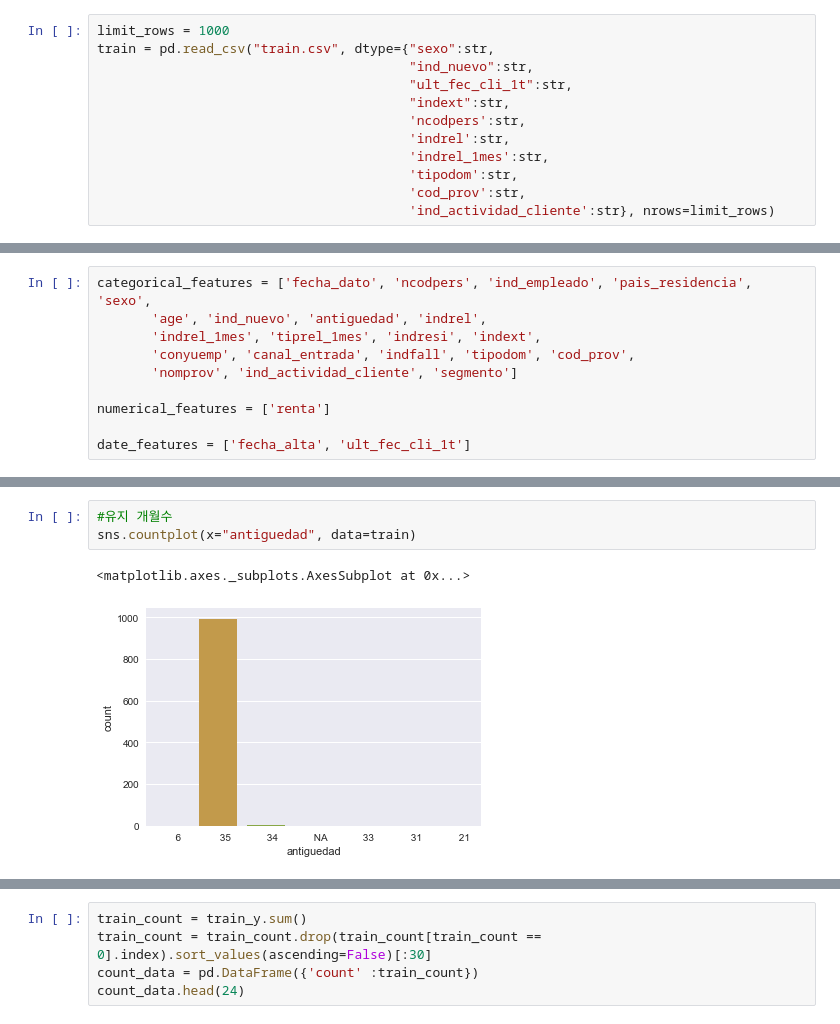
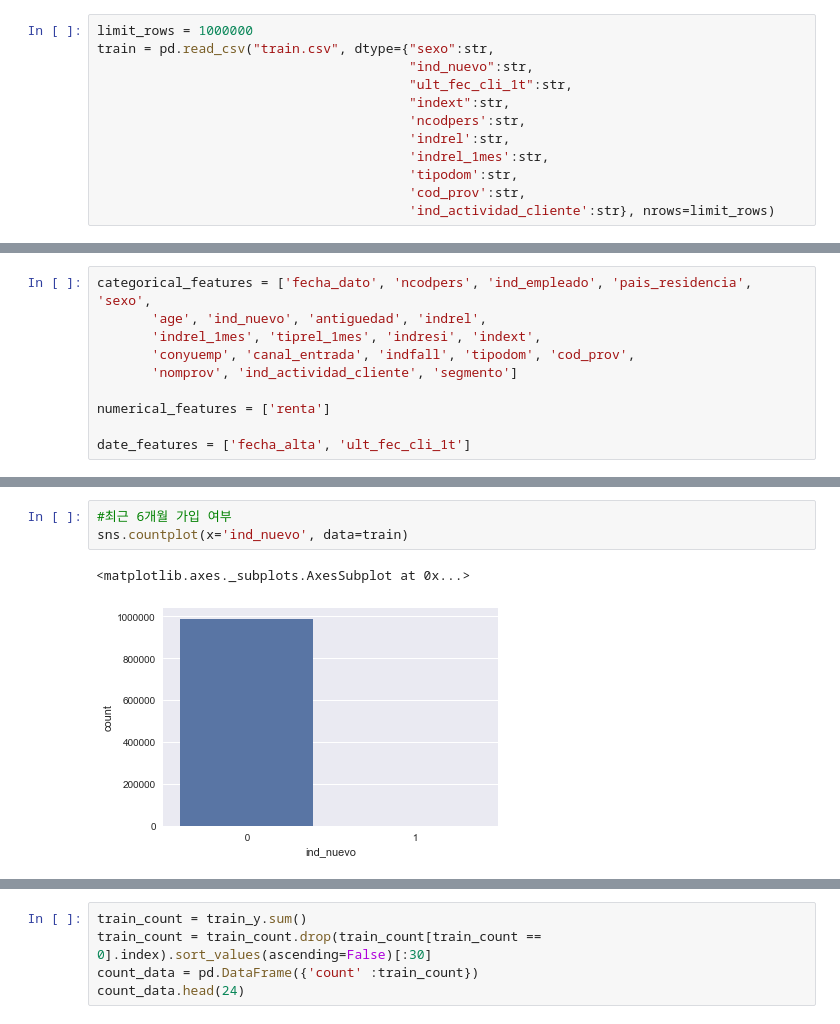
Before and after one commit to byaracho/Kaggle_Project, a Jupyter notebook: Santander_Product_Recommendation/EDA_ver.1_byaracho.ipynb, the cells around one changed output, grey strips where cells are left out. Drawn from its saved outputs; the diff is of its cells as text.

```diff
--- a/Santander_Product_Recommendation/EDA_ver.1_byaracho.ipynb
+++ b/Santander_Product_Recommendation/EDA_ver.1_byaracho.ipynb
@@ -54,7 +54,7 @@ train.describe()
 | max | 1.553689e+06 | 1.000000e+00 | 9.900000e+01 | 1.0 | 5.200000e+01 | 1.000000e+00 | 2.889440e+07 | 1.000000e+00 | ... |
 8 rows × 31 columns
 # %%
-limit_rows = 1000
+limit_rows = 1000000
 train = pd.read_csv("train.csv", dtype={"sexo":str,
                                         "ind_nuevo":str,
                                         "ult_fec_cli_1t":str,
@@ -266,6 +468,6 @@ ValueError: min() arg is an empty sequence
 # %%
-#유지 개월수
-sns.countplot(x="antiguedad", data=train)
+#최근 6개월 가입 여부
+sns.countplot(x='ind_nuevo', data=train)
 # %% [output]
 <matplotlib.axes._subplots.AxesSubplot at 0x...>
-[figure, old version]
+[figure, new version]
```
Also changed, not shown: parts of 26 cells of this notebook.
